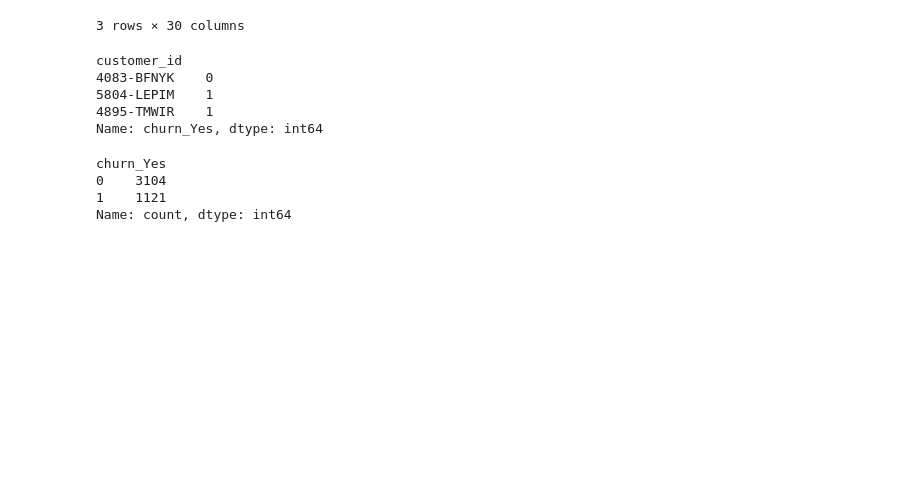
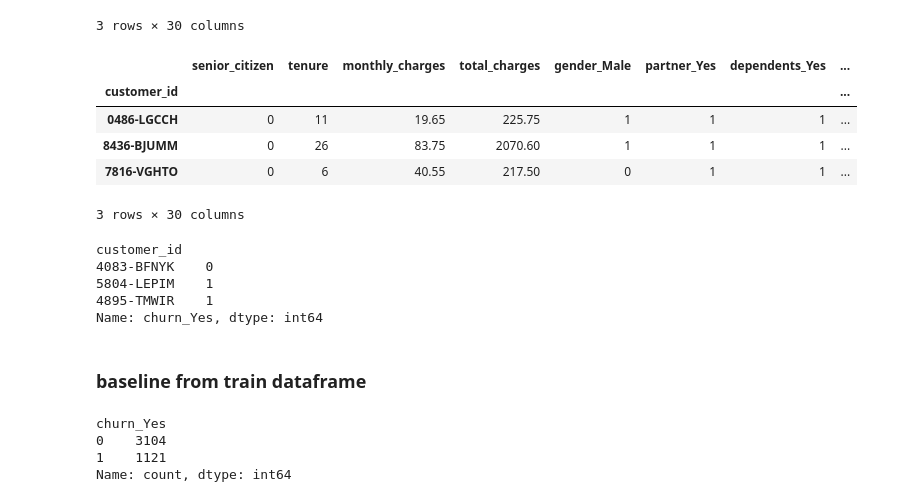
Before and after one commit to sikandar-shrestha/classification_project_telco, a Jupyter notebook: non_final_report.ipynb, the cells around one changed output. Drawn from its saved outputs; the diff is of its cells as text; code cells hidden in the pictures; blank space fills up the shorter version.

```diff
--- a/non_final_report.ipynb
+++ b/non_final_report.ipynb
@@ -585,6 +594,15 @@ X_train.head(3)
 | 5804-LEPIM | 1 | 2 | 70.35 | 139.05 | 0 | 0 | 0 | ... |
 | 4895-TMWIR | 1 | 11 | 19.95 | 214.75 | 1 | 1 | 0 | ... |
 3 rows × 30 columns
+# %%
+X_validate.head(3)
+# %% [output]
+|  | senior_citizen | tenure | monthly_charges | total_charges | gender_Male | partner_Yes | dependents_Yes | ... |
+| customer_id |  |  |  |  |  |  |  | ... |
+| 0486-LGCCH | 0 | 11 | 19.65 | 225.75 | 1 | 1 | 1 | ... |
+| 8436-BJUMM | 0 | 26 | 83.75 | 2070.60 | 1 | 1 | 1 | ... |
+| 7816-VGHTO | 0 | 6 | 40.55 | 217.50 | 0 | 1 | 1 | ... |
+3 rows × 30 columns
 # %%
 y_train.head(3)
 # %% [output]
@@ -593,6 +611,8 @@ customer_id
 5804-LEPIM    1
 4895-TMWIR    1
 Name: churn_Yes, dtype: int64
+# %% [markdown]
+### baseline from train dataframe
 # %%
 # i am going to find the baseline of churn
 y_train.value_counts()
```
Also changed, not shown: parts of 9 cells of this notebook, 5 other files.
